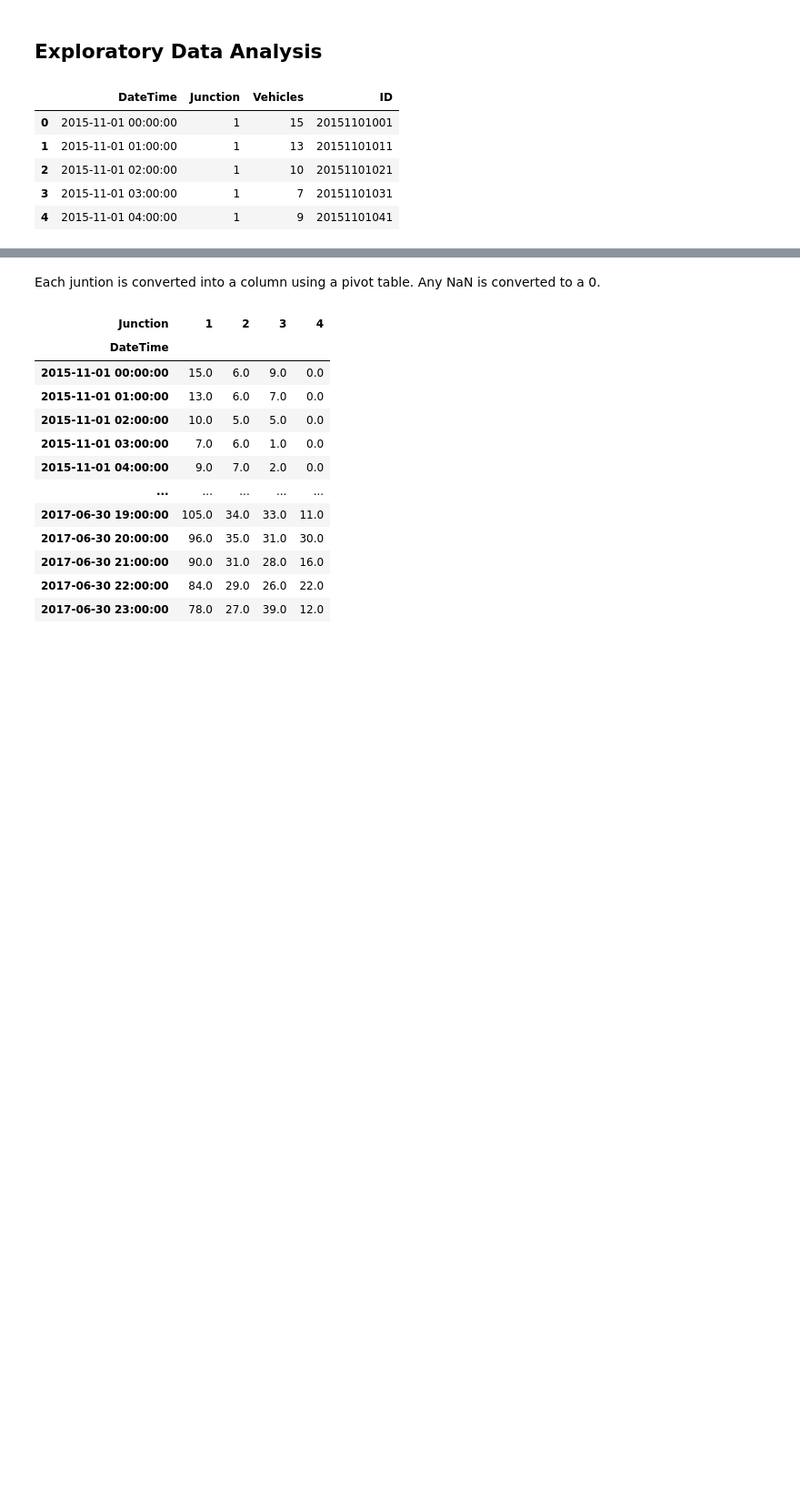
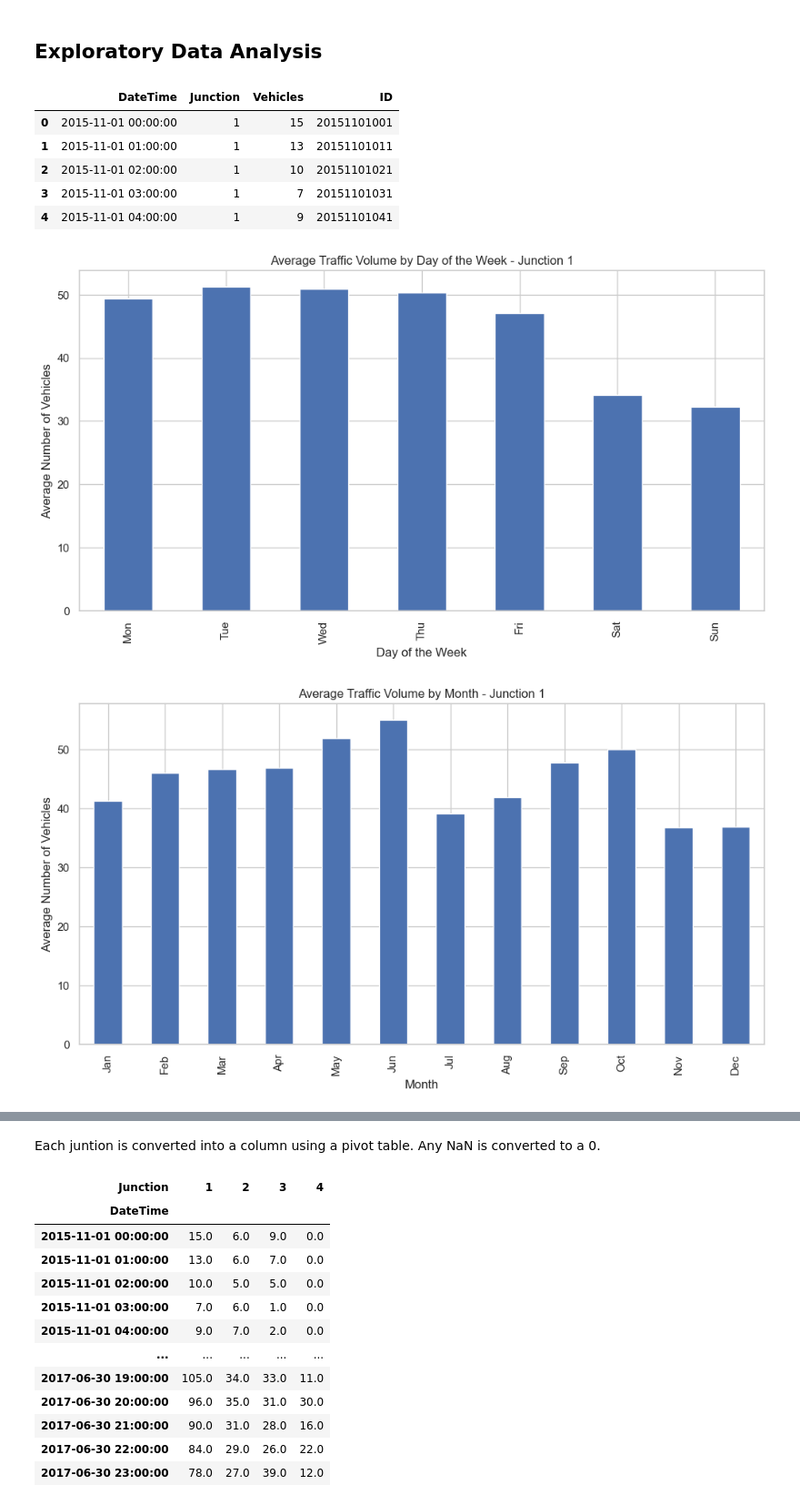
Before and after one commit to calebrauscher/IBM_Specialized_Models, a Jupyter notebook: Time Series and Survival Analysis/final_project/final_project.ipynb, the cells around one changed output, grey strips where cells are left out. Shown at 91% size. Drawn from its saved outputs; the diff is of its cells as text; code cells hidden in the pictures; blank space fills up the shorter version.

```diff
--- a/Time Series and Survival Analysis/final_project/final_project.ipynb
+++ b/Time Series and Survival Analysis/final_project/final_project.ipynb
@@ -33,3 +41,68 @@ train_df.head()
 | 2 | 2015-11-01 02:00:00 | 1 | 10 | 20151101021 |
 | 3 | 2015-11-01 03:00:00 | 1 | 7 | 20151101031 |
 | 4 | 2015-11-01 04:00:00 | 1 | 9 | 20151101041 |
+# %%
+eda_df = train_df.copy()
+eda_df["DateTime"] = pd.to_datetime(train_df["DateTime"], errors="coerce")
+
+# Extract time-related features
+eda_df["hour"] = eda_df["DateTime"].dt.hour
+eda_df["day_of_week"] = eda_df["DateTime"].dt.dayofweek
+eda_df["month"] = eda_df["DateTime"].dt.month
+eda_df["year"] = eda_df["DateTime"].dt.year
+
+for junction in (1, 2, 3, 4):
+    df_junction = eda_df[eda_df["Junction"] == junction]
+    plt.figure(figsize=(12, 6))
+
+    df_junction.groupby("day_of_week")["Vehicles"].mean().plot(kind="bar")
+    plt.title(f"Average Traffic Volume by Day of the Week - Junction {junction}")
+    plt.xlabel("Day of the Week")
+    plt.ylabel("Average Number of Vehicles")
+    plt.xticks(
+        ticks=np.arange(7), labels=["Mon", "Tue", "Wed", "Thu", "Fri", "Sat", "Sun"]
+    )
+    plt.show()
+
+    plt.figure(figsize=(12, 6))
+    df_junction.groupby("month")["Vehicles"].mean().plot(kind="bar")
+    plt.title(f"Average Traffic Volume by Month - Junction {junction}")
+    plt.xlabel("Month")
+    plt.ylabel("Average Number of Vehicles")
+    plt.xticks(
+        ticks=np.arange(0, 12),
+        labels=[
+            "Jan",
+            "Feb",
+            "Mar",
+            "Apr",
+            "May",
+            "Jun",
+            "Jul",
+            "Aug",
+            "Sep",
+            "Oct",
+            "Nov",
+            "Dec",
+        ],
+    )
+    plt.show()
+
+    heatmap_data = (
+        df_junction.groupby(["hour", "day_of_week"])["Vehicles"].mean().unstack()
+    )
+    plt.figure(figsize=(12, 6))
+    sns.heatmap(heatmap_data, cmap="viridis", annot=True, fmt=".1f")
+    plt.title(
+        f"Heatmap of Average Traffic Volume by Hour and Day - Junction {junction}"
+    )
+    plt.xlabel("Day of the Week")
+    plt.ylabel("Hour of the Day")
+    plt.xticks(
+        ticks=np.arange(7) + 0.5,
+        labels=["Mon", "Tue", "Wed", "Thu", "Fri", "Sat", "Sun"],
+    )
+    plt.show()
+# %% [output]
+[figure, added]
+[figure, added]
```
Also changed, not shown: parts of 23 cells of this notebook.
